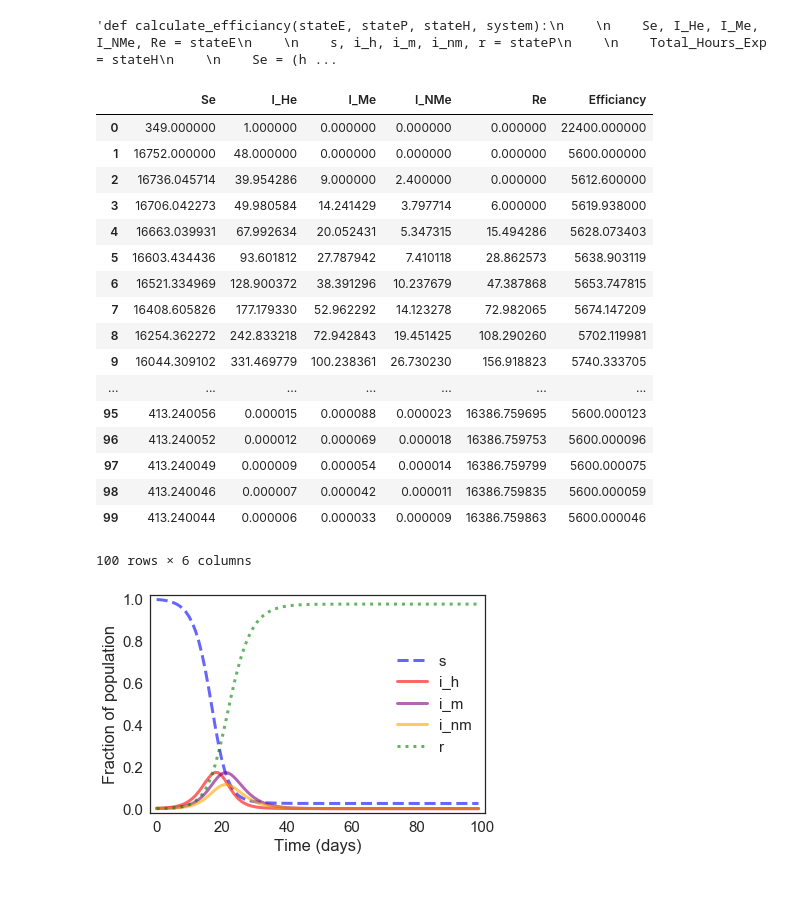
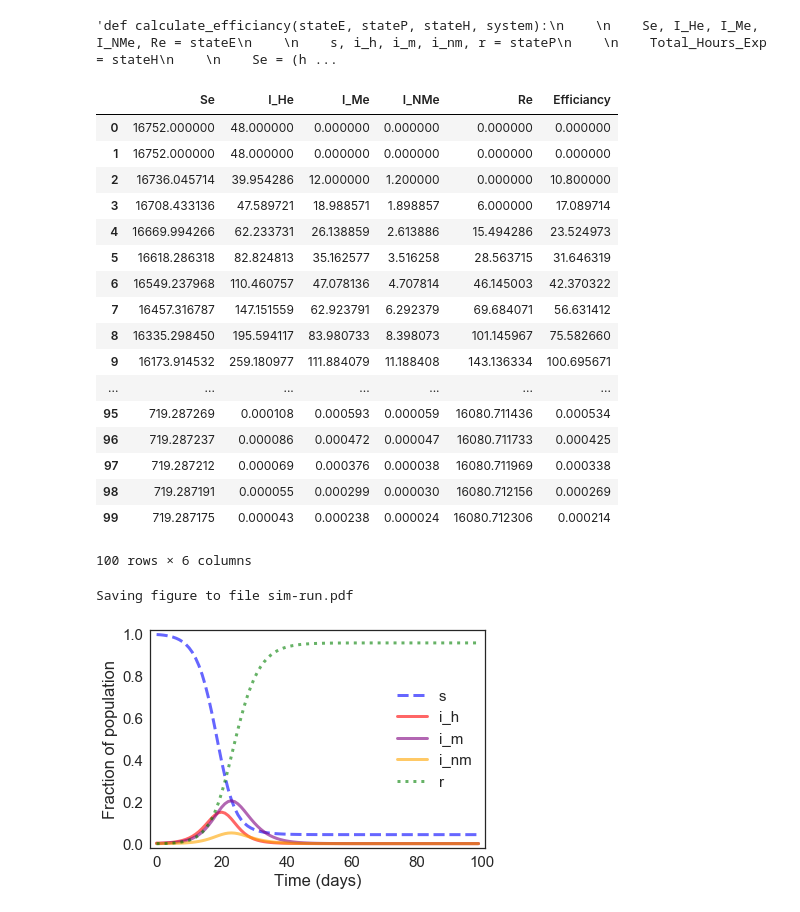
Before and after one commit to MarkG98/ModSimPy-Project-2, a Jupyter notebook: ProjectAlison.ipynb, the cells around one changed output. Cells and saved outputs as stored; diff of their text form; code cells hidden in the pictures.

```diff
--- a/ProjectAlison.ipynb
+++ b/ProjectAlison.ipynb
@@ -15,10 +15,10 @@ beta_nm=1/tc_nm      #contact rate in per day
 gamma=1/tr      #recovery rate in per day
 omega=1/th      #sick appearance rate in per day
 
-alpha = .6   #percent of sick people who take medicine
+alpha = .8  #percent of sick people who take medicine
 
 credits = 16
-hours_expected = credits * 4
+hours_expected = credits * 3
 
 hours_s = 48
 hours_i_h = 48
@@ -26,7 +26,6 @@ hours_i_nm = 12
 hours_i_m = 30
 hours_r = 48
 
-
 total_hours_expected = hours_expected * 350
 # %%
 def make_system(beta_h, beta_m, beta_nm, gamma, omega, alpha):
@@ -40,7 +39,7 @@ def make_system(beta_h, beta_m, beta_nm, gamma, omega, alpha):
     init = State(S=349, I_H=1, I_M=0, I_NM=0, R=0)
     init /= np.sum(init)
 
-    initE = State(Se=349, I_He=1, I_Me=0, I_NMe=0, Re=0, Efficiancy = total_hours_expected)
+    initE = State(Se=349 * 48, I_He=1 * 48, I_Me=0, I_NMe=0, Re=0, Efficiancy = 0)
 
     t0 = 0
     t_end = 7 * 14
@@ -176,28 +175,30 @@ run_simulation(system, update1, calculate_efficiancy)
 system.resultsE
 # %% [output]
 |  | Se | I_He | I_Me | I_NMe | Re | Efficiancy |
-| 0 | 349.000000 | 1.000000 | 0.000000 | 0.000000 | 0.000000 | 22400.000000 |
-| 1 | 16752.000000 | 48.000000 | 0.000000 | 0.000000 | 0.000000 | 5600.000000 |
-| 2 | 16736.045714 | 39.954286 | 9.000000 | 2.400000 | 0.000000 | 5612.600000 |
-| 3 | 16706.042273 | 49.980584 | 14.241429 | 3.797714 | 6.000000 | 5619.938000 |
-| 4 | 16663.039931 | 67.992634 | 20.052431 | 5.347315 | 15.494286 | 5628.073403 |
-| 5 | 16603.434436 | 93.601812 | 27.787942 | 7.410118 | 28.862573 | 5638.903119 |
-| 6 | 16521.334969 | 128.900372 | 38.391296 | 10.237679 | 47.387868 | 5653.747815 |
-| 7 | 16408.605826 | 177.179330 | 52.962292 | 14.123278 | 72.982065 | 5674.147209 |
-| 8 | 16254.362272 | 242.833218 | 72.942843 | 19.451425 | 108.290260 | 5702.119981 |
-| 9 | 16044.309102 | 331.469779 | 100.238361 | 26.730230 | 156.918823 | 5740.333705 |
+| 0 | 16752.000000 | 48.000000 | 0.000000 | 0.000000 | 0.000000 | 0.000000 |
+| 1 | 16752.000000 | 48.000000 | 0.000000 | 0.000000 | 0.000000 | 0.000000 |
+| 2 | 16736.045714 | 39.954286 | 12.000000 | 1.200000 | 0.000000 | 10.800000 |
+| 3 | 16708.433136 | 47.589721 | 18.988571 | 1.898857 | 6.000000 | 17.089714 |
+| 4 | 16669.994266 | 62.233731 | 26.138859 | 2.613886 | 15.494286 | 23.524973 |
+| 5 | 16618.286318 | 82.824813 | 35.162577 | 3.516258 | 28.563715 | 31.646319 |
+| 6 | 16549.237968 | 110.460757 | 47.078136 | 4.707814 | 46.145003 | 42.370322 |
+| 7 | 16457.316787 | 147.151559 | 62.923791 | 6.292379 | 69.684071 | 56.631412 |
+| 8 | 16335.298450 | 195.594117 | 83.980733 | 8.398073 | 101.145967 | 75.582660 |
+| 9 | 16173.914532 | 259.180977 | 111.884079 | 11.188408 | 143.136334 | 100.695671 |
 | ... | ... | ... | ... | ... | ... | ... |
-| 95 | 413.240056 | 0.000015 | 0.000088 | 0.000023 | 16386.759695 | 5600.000123 |
-| 96 | 413.240052 | 0.000012 | 0.000069 | 0.000018 | 16386.759753 | 5600.000096 |
-| 97 | 413.240049 | 0.000009 | 0.000054 | 0.000014 | 16386.759799 | 5600.000075 |
-| 98 | 413.240046 | 0.000007 | 0.000042 | 0.000011 | 16386.759835 | 5600.000059 |
-| 99 | 413.240044 | 0.000006 | 0.000033 | 0.000009 | 16386.759863 | 5600.000046 |
+| 95 | 719.287269 | 0.000108 | 0.000593 | 0.000059 | 16080.711436 | 0.000534 |
+| 96 | 719.287237 | 0.000086 | 0.000472 | 0.000047 | 16080.711733 | 0.000425 |
+| 97 | 719.287212 | 0.000069 | 0.000376 | 0.000038 | 16080.711969 | 0.000338 |
+| 98 | 719.287191 | 0.000055 | 0.000299 | 0.000030 | 16080.712156 | 0.000269 |
+| 99 | 719.287175 | 0.000043 | 0.000238 | 0.000024 | 16080.712306 | 0.000214 |
 100 rows × 6 columns
 # %%
 frame = system.results
 plot_results(frame.S, frame.I_H, frame.I_M, frame.I_NM, frame.R)
+savefig('sim-run.pdf')
 # %% [output]
+Saving figure to file sim-run.pdf
-[figure, old version]
+[figure, new version]
 # %%
 def plot_results2(Efficiancy):
     """Plot the results of a SIR model.
```
Also changed, not shown: parts of 2 cells of this notebook.
